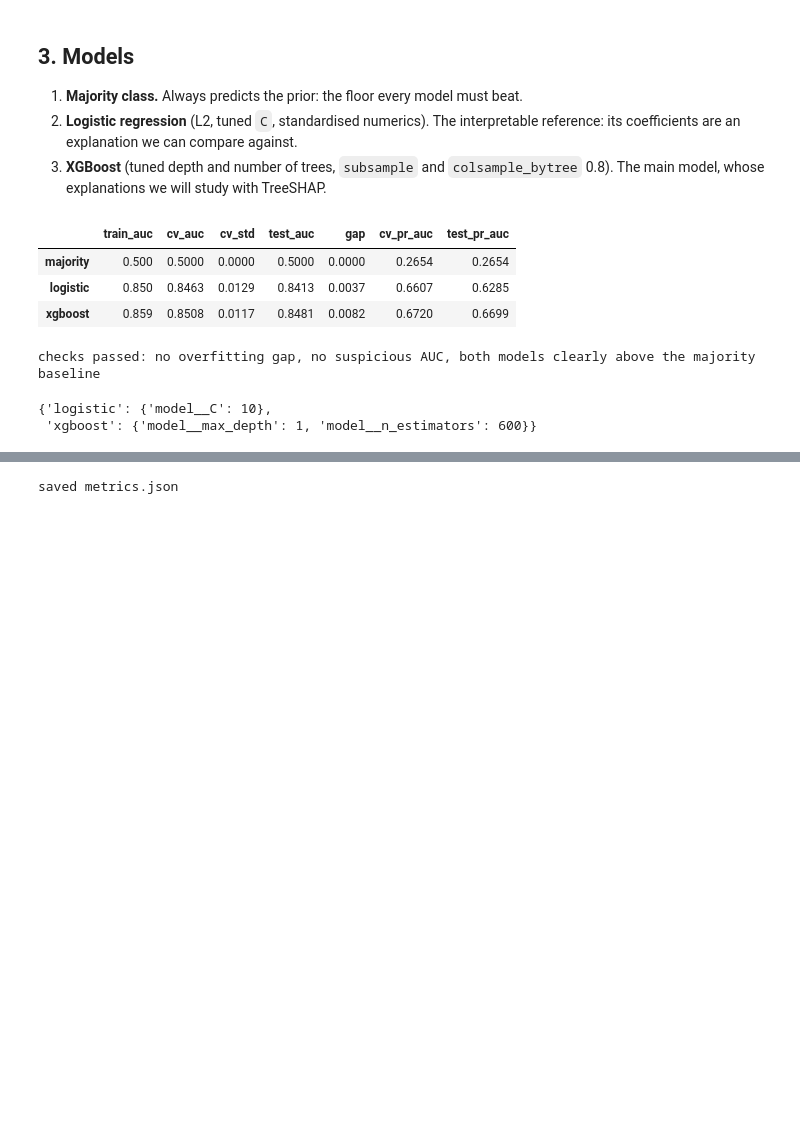
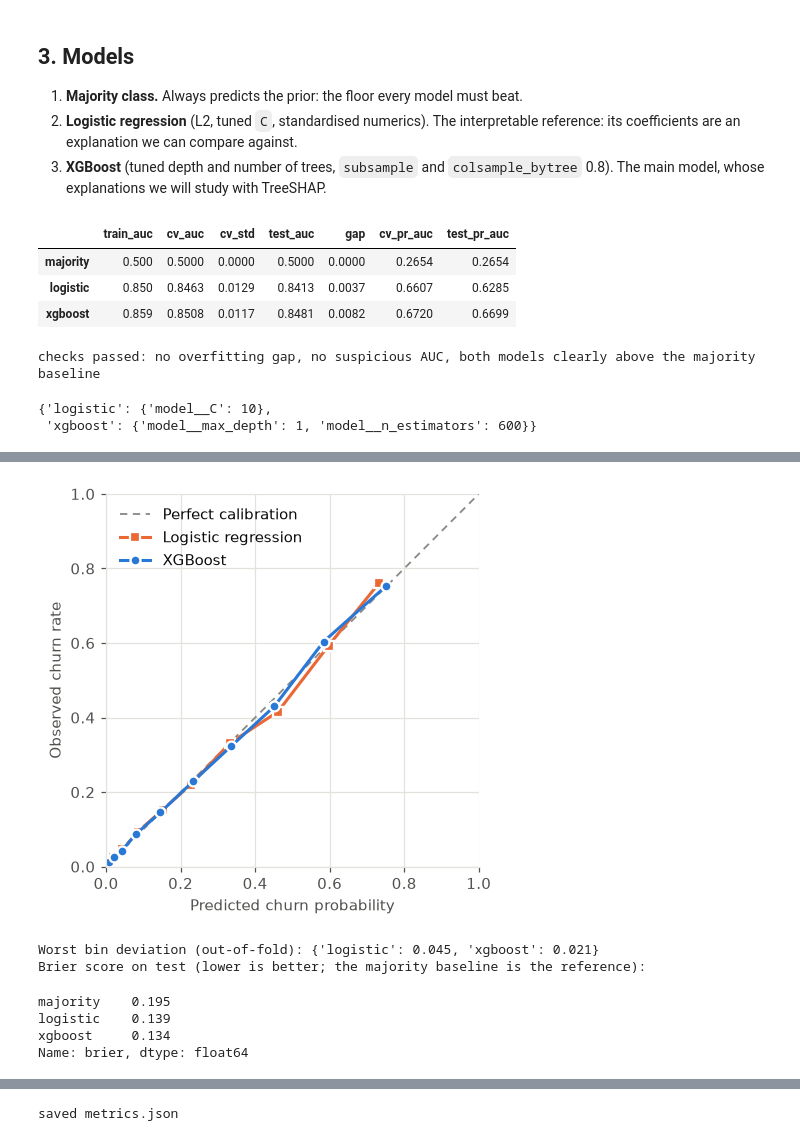
Before and after one commit to ndelval/xai-final-project, a Jupyter notebook: notebooks/01_model.ipynb, the cells around one changed output, grey strips where cells are left out. Saved outputs shown, nothing was run; the diff lists cells and outputs as text; code cells hidden in the pictures; blank space fills up the shorter version.

Commit message:
feat: decision threshold, cost and calibration

```diff
--- a/notebooks/01_model.ipynb
+++ b/notebooks/01_model.ipynb
@@ -97,7 +103,8 @@ table.round(4)
 | xgboost | 0.859 | 0.8508 | 0.0117 | 0.8481 | 0.0082 | 0.6720 | 0.6699 |
 # %%
 # Guardrails. A failure here stops the notebook instead of hiding a problem.
-tuned = table.loc[["logistic", "xgboost"]]
+tuned_names = ["logistic", "xgboost"]
+tuned = table.loc[tuned_names]
 assert (tuned["gap"] < MAX_AUC_GAP).all(), f"overfitting: gap above {MAX_AUC_GAP}"
 assert (table["cv_auc"] < SUSPICIOUS_AUC).all(), f"CV AUC above {SUSPICIOUS_AUC}: rule out leakage first"
 assert (tuned["cv_auc"] > table.loc["majority", "cv_auc"] + 0.2).all(), "models barely beat the majority baseline"
@@ -106,8 +113,8 @@ print("checks passed: no overfitting gap, no suspicious AUC, both models clearly
 checks passed: no overfitting gap, no suspicious AUC, both models clearly above the majority baseline
 # %%
 # Which configuration wins when the search sees the whole training set.
-final = {name: clone(est).fit(X_train, y_train) for name, est in models.items() if name != "majority"}
-{name: model.best_params_ for name, model in final.items()}
+final = {name: clone(est).fit(X_train, y_train) for name, est in models.items()}
+{name: model.best_params_ for name, model in final.items() if hasattr(model, "best_params_")}
 # %% [output]
 {'logistic': {'model__C': 10},
  'xgboost': {'model__max_depth': 1, 'model__n_estimators': 600}}
@@ -136,0 +160,9 @@ final = {name: clone(est).fit(X_train, y_train) for name, est in models.items()
+# %%
+COST_RATIOS, MAIN_RATIO = (2, 5, 10), 5
+proba_oof = {name: oof_proba(models[name], X_train, y_train) for name in tuned_names}
+
+thresholds = pd.DataFrame({name: {r: pick_threshold(y_train, p, r) for r in COST_RATIOS}
+                           for name, p in proba_oof.items()})
+thresholds.insert(0, "analytic 1/(1+r)", [1 / (1 + r) for r in COST_RATIOS])
+thresholds.index.name = "cost ratio"
+thresholds.round(2)
@@ -136,0 +178,8 @@ final = {name: clone(est).fit(X_train, y_train) for name, est in models.items()
+# %%
+proba_test = {name: model.predict_proba(X_test)[:, 1] for name, model in final.items()}
+threshold_of = {"majority": 0.5, **{name: thresholds.loc[MAIN_RATIO, name] for name in tuned_names}}
+
+at_reference = pd.DataFrame({name: {"threshold": threshold_of[name],
+                                    **churn_metrics(y_test, proba_test[name], threshold_of[name])}
+                             for name in proba_test}).T
+at_reference.round(3)
@@ -136,0 +248,20 @@ final = {name: clone(est).fit(X_train, y_train) for name, est in models.items()
+# %%
+fig, ax = plt.subplots(figsize=(4.6, 4.4))
+calibration_plot(y_train, proba_oof, ax)
+save(fig, "calibration.png")
+plt.show()
+
+# Largest gap between observed churn rate and mean predicted probability over the 10 bins.
+worst_bin = {name: np.abs(np.subtract(*calibration_bins(y_train, p))).max()
+             for name, p in proba_oof.items()}
+print("Worst bin deviation (out-of-fold):", {k: round(float(v), 3) for k, v in worst_bin.items()})
+print("Brier score on test (lower is better; the majority baseline is the reference):")
+at_reference["brier"].round(3)
+# %% [output]
+[figure, added]
+Worst bin deviation (out-of-fold): {'logistic': 0.045, 'xgboost': 0.021}
+Brier score on test (lower is better; the majority baseline is the reference):
+majority    0.195
+logistic    0.139
+xgboost     0.134
+Name: brier, dtype: float64
```
Also changed, not shown: parts of 13 cells of this notebook, 9 other files.
